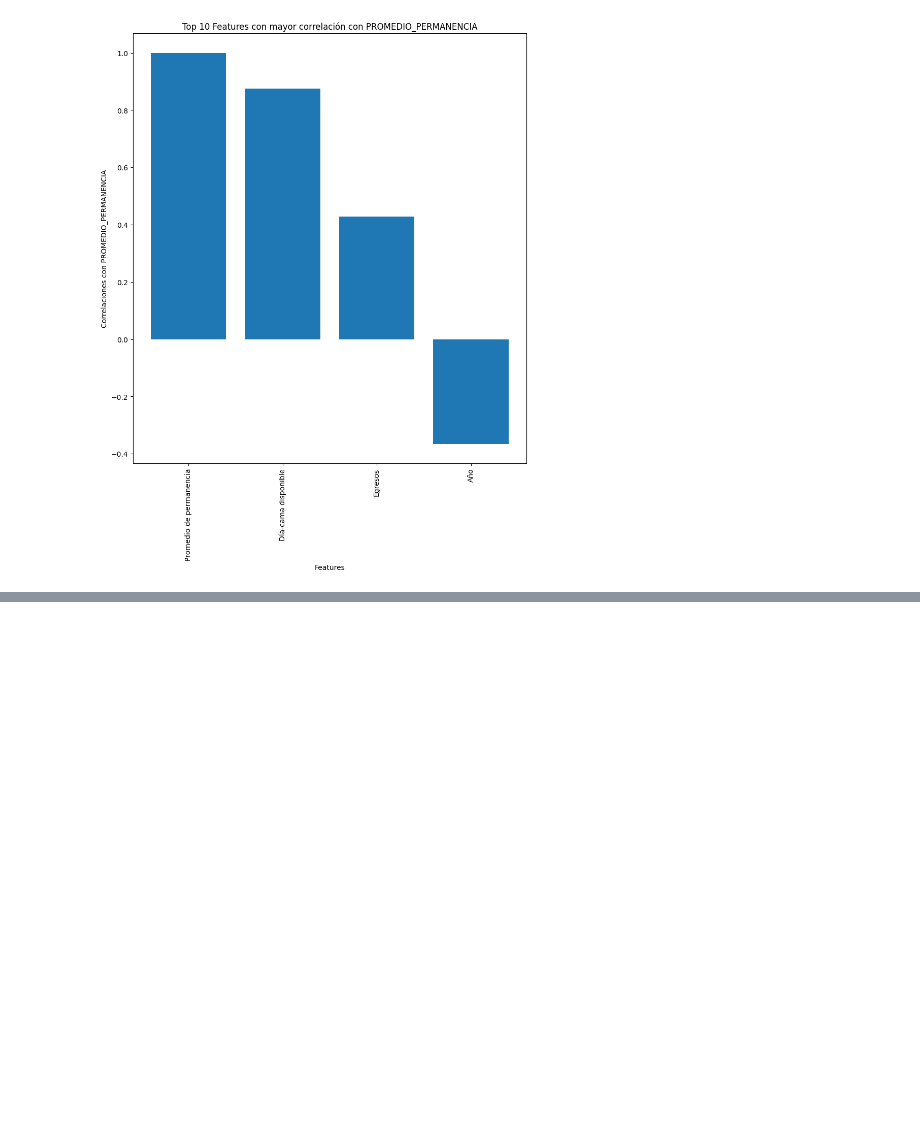
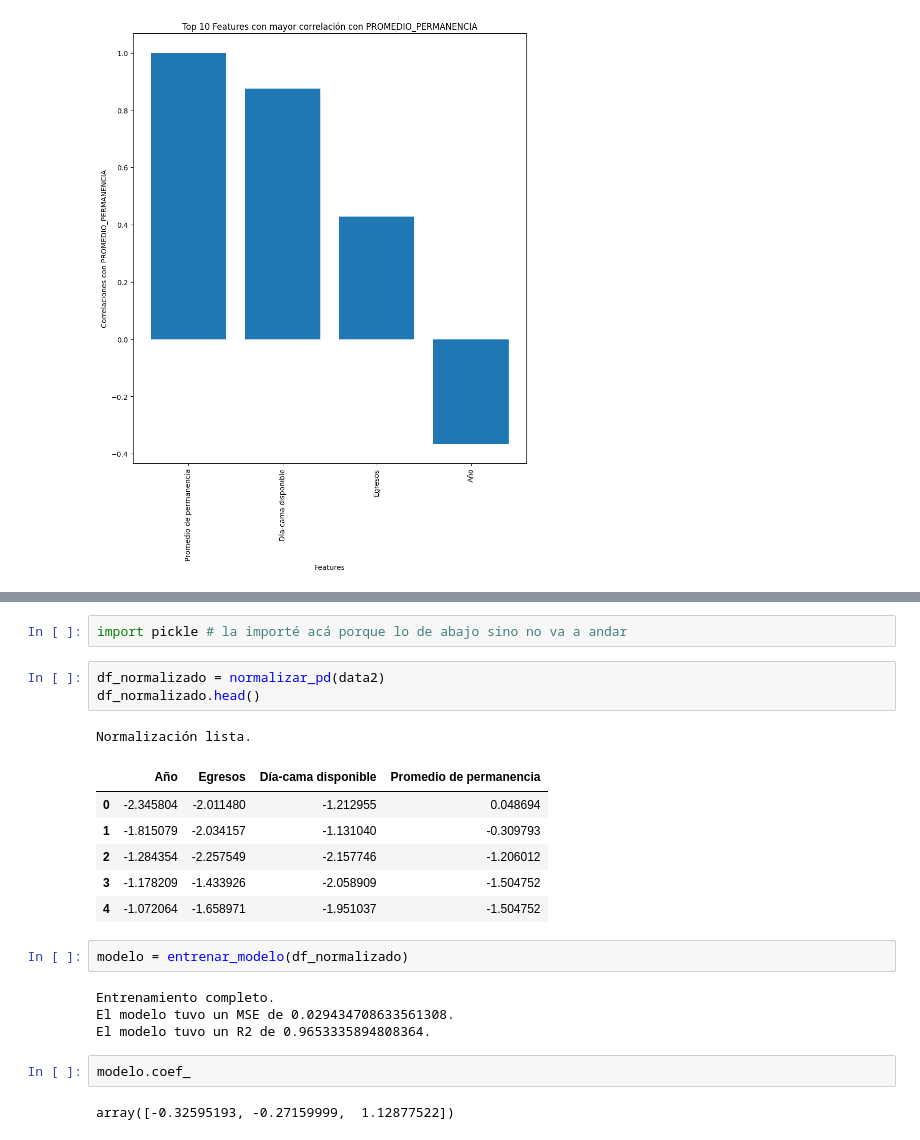
Before and after one commit to nicolecarda/PAECIS, a Jupyter notebook: RandomForestBD19802022.ipynb, the cells around one changed output, grey strips where cells are left out. Cells and saved outputs as stored; diff of their text form; blank space fills up the shorter version.

```diff
--- a/RandomForestBD19802022.ipynb
+++ b/RandomForestBD19802022.ipynb
@@ -294,0 +374,23 @@ R^2 Score: 0.9376604713972134
+# %%
+import pickle # la importé acá porque lo de abajo sino no va a andar
+# %%
+df_normalizado = normalizar_pd(data2)
+df_normalizado.head()
+# %% [output]
+Normalización lista.
+|  | Año | Egresos | Día-cama disponible | Promedio de permanencia |
+| 0 | -2.345804 | -2.011480 | -1.212955 | 0.048694 |
+| 1 | -1.815079 | -2.034157 | -1.131040 | -0.309793 |
+| 2 | -1.284354 | -2.257549 | -2.157746 | -1.206012 |
+| 3 | -1.178209 | -1.433926 | -2.058909 | -1.504752 |
+| 4 | -1.072064 | -1.658971 | -1.951037 | -1.504752 |
+# %%
+modelo = entrenar_modelo(df_normalizado)
+# %% [output]
+Entrenamiento completo.
+El modelo tuvo un MSE de 0.029434708633561308.
+El modelo tuvo un R2 de 0.9653335894808364.
+# %%
+modelo.coef_
+# %% [output]
+array([-0.32595193, -0.27159999,  1.12877522])
```
Also changed, not shown: parts of 10 cells of this notebook, 4 other files.
